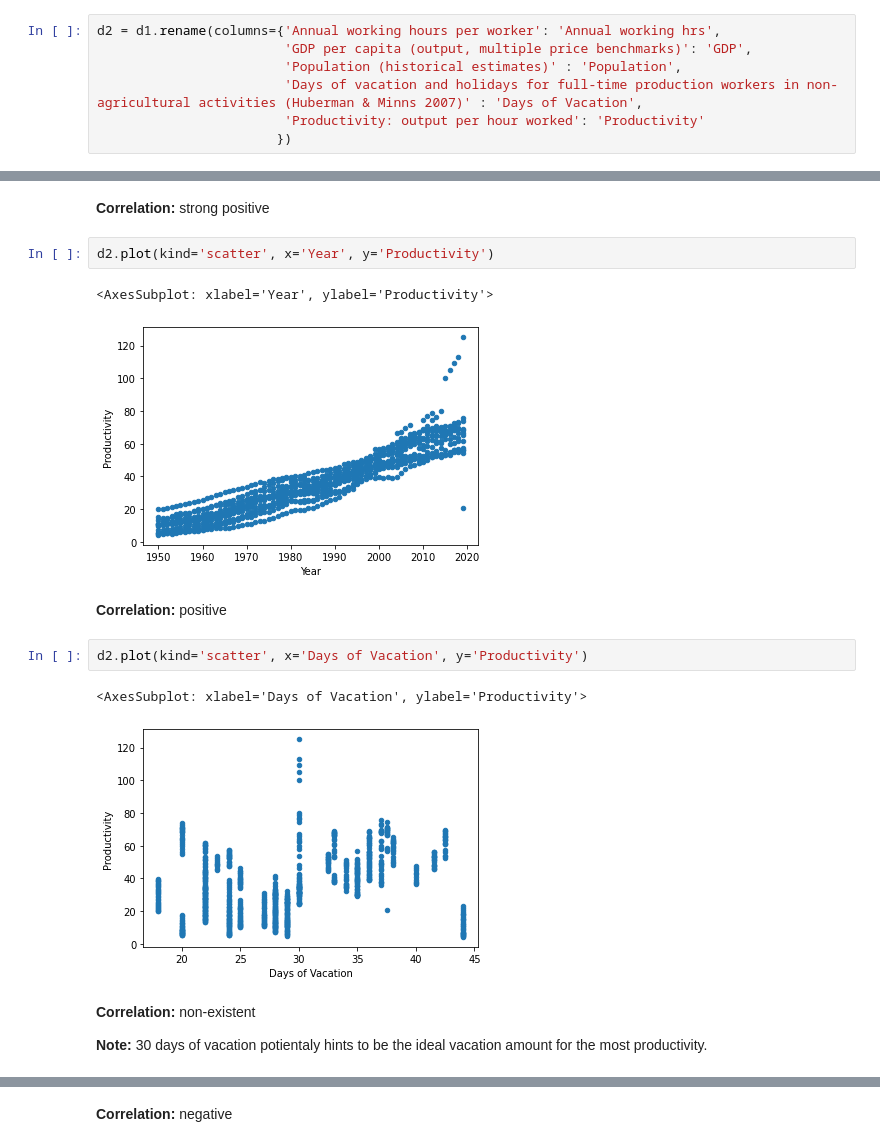
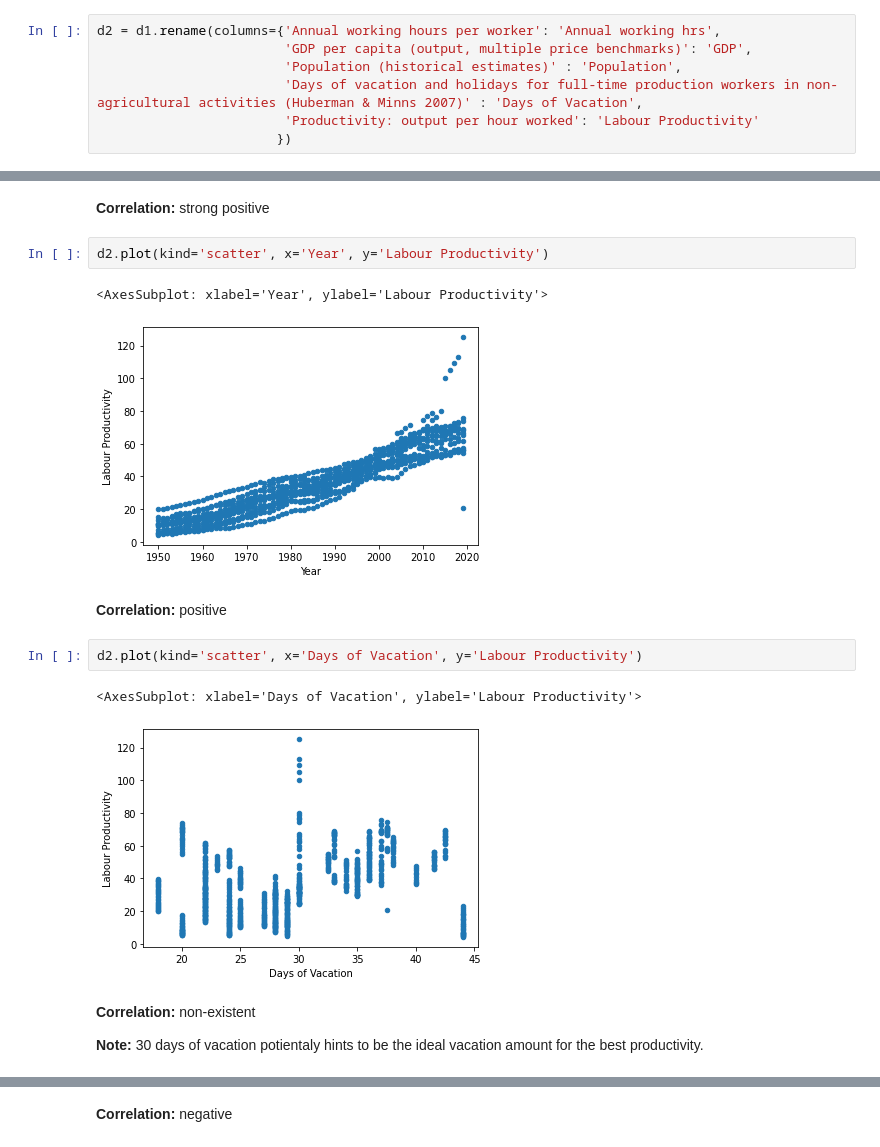
Before and after one commit to ubco-W2022T1-cosc301/project-group17, a Jupyter notebook: notebooks/analysis3.ipynb, the cells around one changed output, grey strips where cells are left out. Cells and saved outputs as stored; diff of their text form.

```diff
--- a/notebooks/analysis3.ipynb
+++ b/notebooks/analysis3.ipynb
@@ -61,7 +99,7 @@ d2 = d1.rename(columns={'Annual working hours per worker': 'Annual working hrs',
                         'GDP per capita (output, multiple price benchmarks)': 'GDP',
                         'Population (historical estimates)' : 'Population',
                         'Days of vacation and holidays for full-time production workers in non-agricultural activities (Huberman & Minns 2007)' : 'Days of Vacation',
-                        'Productivity: output per hour worked': 'Productivity'
+                        'Productivity: output per hour worked': 'Labour Productivity'
                        })
 # %%
 d2.describe()
@@ -109,19 +162,19 @@ d2.plot(kind='scatter', x='GDP', y='Productivity')
 # %% [markdown]
 **Correlation:** strong positive
 # %%
-d2.plot(kind='scatter', x='Year', y='Productivity')
+d2.plot(kind='scatter', x='Year', y='Labour Productivity')
 # %% [output]
-<AxesSubplot: xlabel='Year', ylabel='Productivity'>
+<AxesSubplot: xlabel='Year', ylabel='Labour Productivity'>
-[figure, old version]
+[figure, new version]
 # %% [markdown]
 **Correlation:** positive
 # %%
-d2.plot(kind='scatter', x='Days of Vacation', y='Productivity')
+d2.plot(kind='scatter', x='Days of Vacation', y='Labour Productivity')
 # %% [output]
-<AxesSubplot: xlabel='Days of Vacation', ylabel='Productivity'>
+<AxesSubplot: xlabel='Days of Vacation', ylabel='Labour Productivity'>
-[figure, old version]
+[figure, new version]
 # %% [markdown]
 **Correlation:** non-existent
 
-**Note:** 30 days of vacation potientaly hints to be the ideal vacation amount for the most productivity.
+**Note:** 30 days of vacation potientaly hints to be the ideal vacation amount for the best productivity.
 # %%
```
Also changed, not shown: parts of 37 cells of this notebook.
